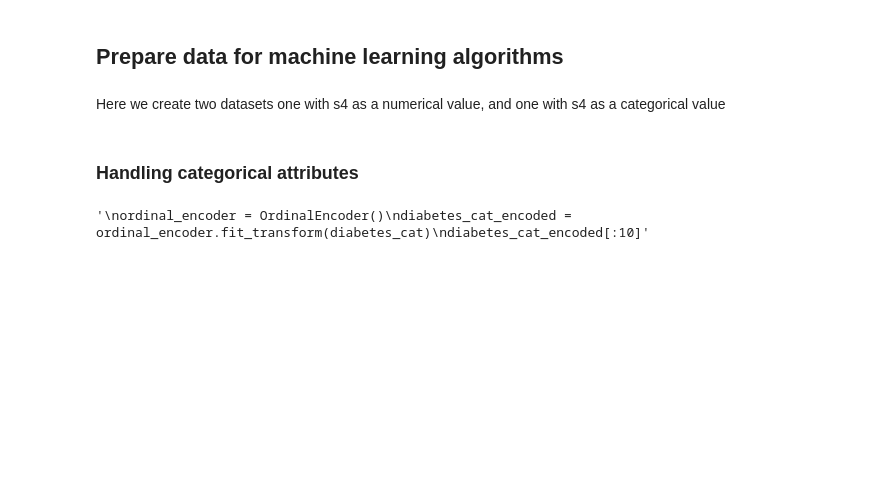
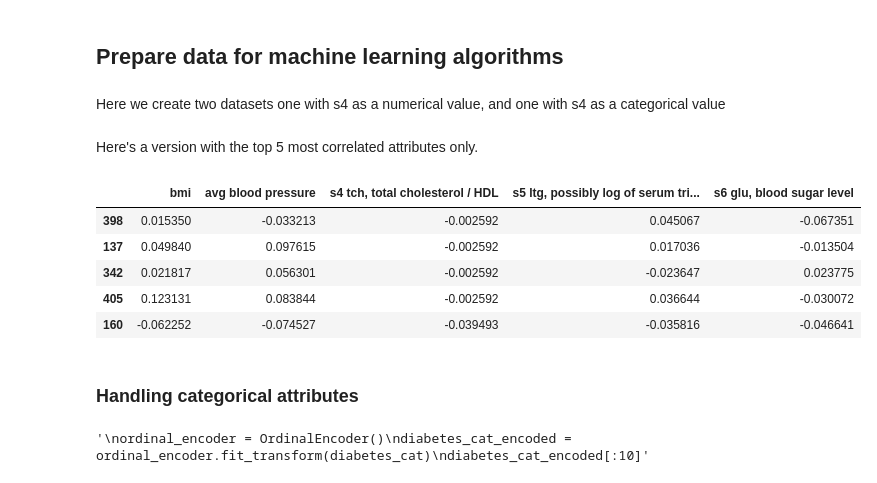
Before and after one commit to ollietiong/diabetes, a Jupyter notebook: diabetes.ipynb, the cells around one changed output. Saved outputs shown, nothing was run; the diff lists cells and outputs as text; code cells hidden in the pictures; blank space fills up the shorter version.

```diff
--- a/diabetes.ipynb
+++ b/diabetes.ipynb
@@ -387,6 +394,20 @@ x_test = strat_test_set.drop("y",axis=1)
 diabetes_s4_cat = diabetes.drop(["y","s4 tch, total cholesterol / HDL"],axis=1)
 # s4 as numeric
 diabetes_s4_num = diabetes.drop(["y","s4_tch_cat"],axis=1)
+# %% [markdown]
+Here's a version with the top 5 most correlated attributes only.
+# %%
+attributes_to_drop = corr_matrix['y'].sort_values(ascending=False)[6:].index.to_list()
+diabetes_5 = diabetes.drop(attributes_to_drop,axis=1)
+diabetes_5 = diabetes_5.drop(['s4_tch_cat','y'],axis=1)
+diabetes_5.head()
+# %% [output]
+|  | bmi | avg blood pressure | s4 tch, total cholesterol / HDL | s5 ltg, possibly log of serum tri... | s6 glu, blood sugar level |
+| 398 | 0.015350 | -0.033213 | -0.002592 | 0.045067 | -0.067351 |
+| 137 | 0.049840 | 0.097615 | -0.002592 | 0.017036 | -0.013504 |
+| 342 | 0.021817 | 0.056301 | -0.002592 | -0.023647 | 0.023775 |
+| 405 | 0.123131 | 0.083844 | -0.002592 | 0.036644 | -0.030072 |
+| 160 | -0.062252 | -0.074527 | -0.039493 | -0.035816 | -0.046641 |
 # %% [markdown]
 ### Handling categorical attributes
 # %%
```
Also changed, not shown: parts of 5 cells of this notebook.
